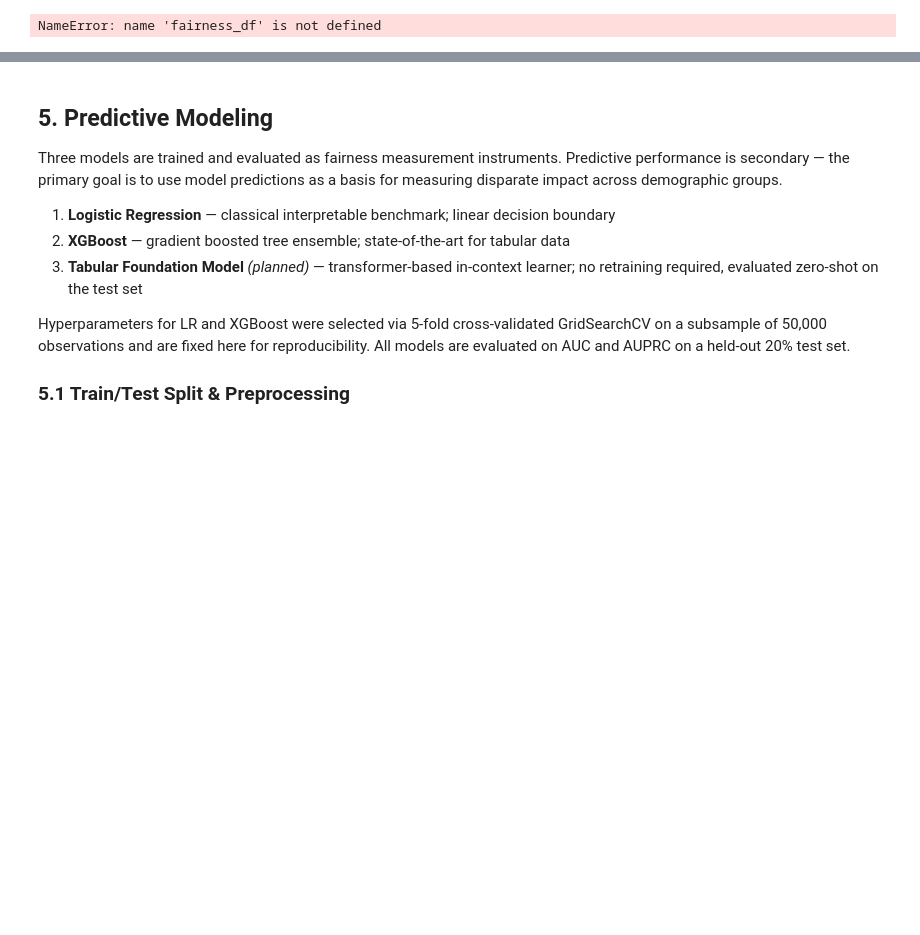
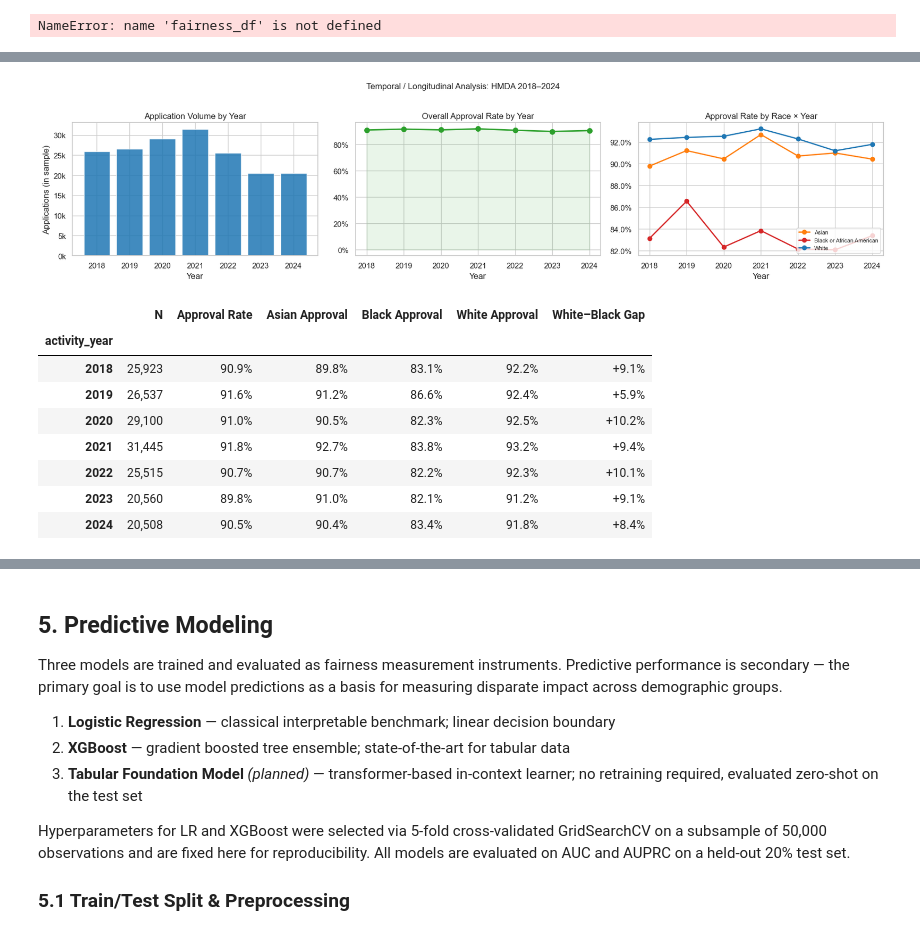
Before and after one commit to lenatran03/APA_HMDA, a Jupyter notebook: hmda_eda_modeling_update.ipynb, the cells around one changed output, grey strips where cells are left out. Drawn from its saved outputs; the diff is of its cells as text; code cells hidden in the pictures; blank space fills up the shorter version.

```diff
--- a/hmda_eda_modeling_update.ipynb
+++ b/hmda_eda_modeling_update.ipynb
@@ -433,0 +577,69 @@ NameError: name 'fairness_df' is not defined
+# %%
+# Temporal trends: volume, overall approval rate, and race-stratified approval 2018-2024
+yearly = df.groupby('activity_year').agg(
+    n=('target', 'count'),
+    approval_rate=('target', 'mean'),
+).reset_index()
+
+race_year = (
+    df[df['derived_race'].isin(['White', 'Black or African American', 'Asian'])]
+    .groupby(['activity_year', 'derived_race'])['target']
+    .mean().unstack()
+)
+
+fig, axes = plt.subplots(1, 3, figsize=(17, 4))
+
+# Application volume
+axes[0].bar(yearly['activity_year'], yearly['n'], color='#1f77b4', edgecolor='white', alpha=0.85)
+axes[0].set_title('Application Volume by Year')
+axes[0].set_xlabel('Year')
+axes[0].set_ylabel('Applications (in sample)')
+axes[0].yaxis.set_major_formatter(mticker.FuncFormatter(lambda x, _: f'{x/1000:.0f}k'))
+axes[0].set_xticks(yearly['activity_year'])
+
+# Overall approval rate
+axes[1].plot(yearly['activity_year'], yearly['approval_rate'],
+             marker='o', color='#2ca02c', linewidth=2, markersize=7)
+axes[1].fill_between(yearly['activity_year'], yearly['approval_rate'],
+                     alpha=0.1, color='#2ca02c')
+axes[1].yaxis.set_major_formatter(mticker.PercentFormatter(xmax=1))
+axes[1].set_title('Overall Approval Rate by Year')
+axes[1].set_xlabel('Year')
+axes[1].set_xticks(yearly['activity_year'])
+
+# Race-stratified approval rates
+palette = {'White': '#1f77b4', 'Black or African American': '#d62728', 'Asian': '#ff7f0e'}
+for col in race_year.columns:
+    axes[2].plot(race_year.index, race_year[col], marker='o',
+                 label=col, linewidth=1.8, color=palette.get(col, 'gray'))
+axes[2].yaxis.set_major_formatter(mticker.PercentFormatter(xmax=1))
+axes[2].set_title('Approval Rate by Race × Year')
+axes[2].set_xlabel('Year')
+axes[2].legend(fontsize=8, loc='lower right')
+axes[2].set_xticks(race_year.index)
+
+plt.suptitle('Temporal / Longitudinal Analysis: HMDA 2018–2024', fontsize=12, y=1.02)
+plt.tight_layout()
+plt.show()
+
+# Year-level summary table
+race_gap = race_year.copy()
+if 'White' in race_gap.columns and 'Black or African American' in race_gap.columns:
+    race_gap['White–Black Gap'] = race_gap['White'] - race_gap['Black or African American']
+display(yearly.set_index('activity_year')
+        .rename(columns={'n': 'N', 'approval_rate': 'Approval Rate'})
+        .join(race_gap.rename(columns={'White': 'White Approval', 'Black or African American': 'Black Approval', 'Asian': 'Asian Approval'}))
+        .style.format({'Approval Rate': '{:.1%}', 'N': '{:,.0f}',
+                       'White Approval': '{:.1%}', 'Black Approval': '{:.1%}',
+                       'Asian Approval': '{:.1%}', 'White–Black Gap': '{:+.1%}'}))
+# %% [output]
+[figure, added]
+|  | N | Approval Rate | Asian Approval | Black Approval | White Approval | White–Black Gap |
+| activity_year |  |  |  |  |  |  |
+| 2018 | 25,923 | 90.9% | 89.8% | 83.1% | 92.2% | +9.1% |
+| 2019 | 26,537 | 91.6% | 91.2% | 86.6% | 92.4% | +5.9% |
+| 2020 | 29,100 | 91.0% | 90.5% | 82.3% | 92.5% | +10.2% |
+| 2021 | 31,445 | 91.8% | 92.7% | 83.8% | 93.2% | +9.4% |
+| 2022 | 25,515 | 90.7% | 90.7% | 82.2% | 92.3% | +10.1% |
+| 2023 | 20,560 | 89.8% | 91.0% | 82.1% | 91.2% | +9.1% |
+| 2024 | 20,508 | 90.5% | 90.4% | 83.4% | 91.8% | +8.4% |
```
Also changed, not shown: parts of 21 cells of this notebook.
